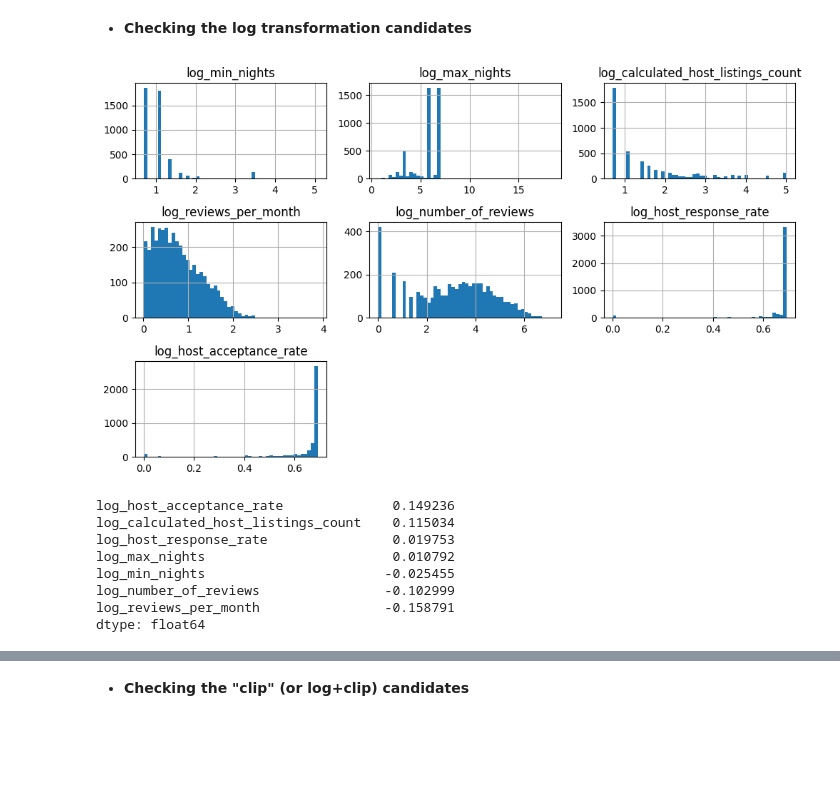
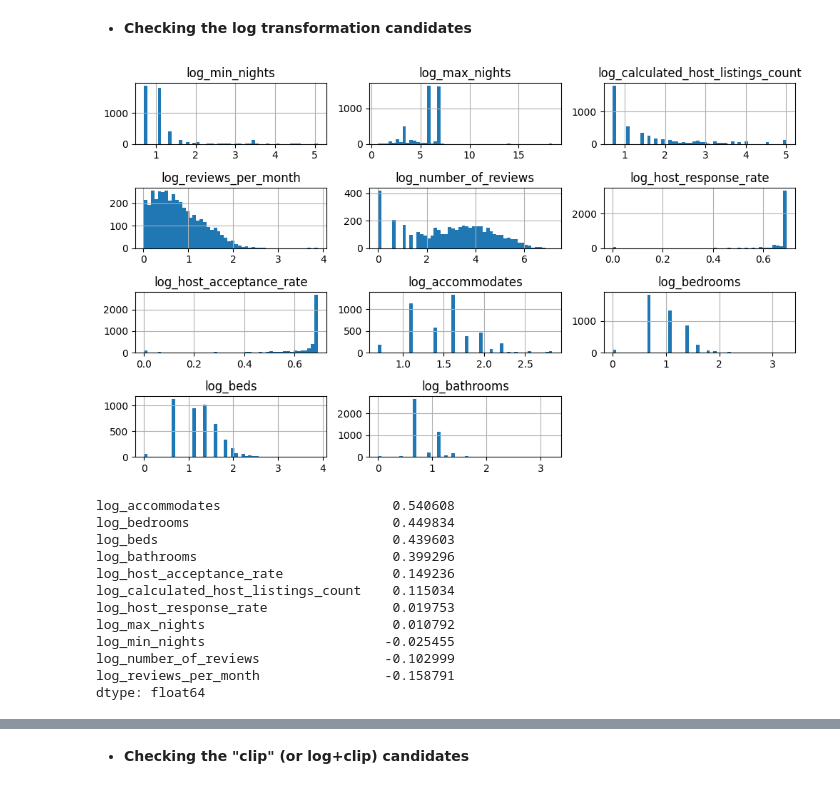
Before and after one commit to Batujan/Airbnb_Basque_Country_Price_Prediction, a Jupyter notebook: notebooks/01_data_exploration.ipynb, the cells around one changed output, grey strips where cells are left out. Drawn from its saved outputs; the diff is of its cells as text; code cells hidden in the pictures; blank space fills up the shorter version.

```diff
--- a/notebooks/01_data_exploration.ipynb
+++ b/notebooks/01_data_exploration.ipynb
@@ -295,22 +295,30 @@ array([[<Axes: xlabel='accommodates', ylabel='accommodates'>,
 # %%
 log_candidates = pd.DataFrame({
     "log_min_nights": np.log1p(df_eda["minimum_nights"]),
     "log_max_nights": np.log1p(df_eda["maximum_nights"]),
     "log_calculated_host_listings_count": np.log1p(df_eda["calculated_host_listings_count"]),
     "log_reviews_per_month": np.log1p(df_eda["reviews_per_month"]),
     "log_number_of_reviews": np.log1p(df_eda["number_of_reviews"]),
     "log_host_response_rate": np.log1p(df_eda["host_response_rate"]),
-    "log_host_acceptance_rate": np.log1p(df_eda["host_acceptance_rate"])
+    "log_host_acceptance_rate": np.log1p(df_eda["host_acceptance_rate"]),
+    "log_accommodates": np.log1p(df_eda["accommodates"]),
+    "log_bedrooms": np.log1p(df_eda["bedrooms"]),
+    "log_beds": np.log1p(df_eda["beds"]),
+    "log_bathrooms": np.log1p(df_eda["bathrooms"]),
 })
 
 log_candidates.hist(bins=50, figsize=(10, 6))
 plt.tight_layout()
 plt.show()
 # %% [output]
-[figure, old version]
+[figure, new version]
 # %%
 log_candidates.corrwith(df_eda["log_price"]).sort_values(ascending=False)
 # %% [output]
+log_accommodates                      0.540608
+log_bedrooms                          0.449834
+log_beds                              0.439603
+log_bathrooms                         0.399296
 log_host_acceptance_rate              0.149236
 log_calculated_host_listings_count    0.115034
 log_host_response_rate                0.019753
```
Also changed, not shown: parts of 5 cells of this notebook.
